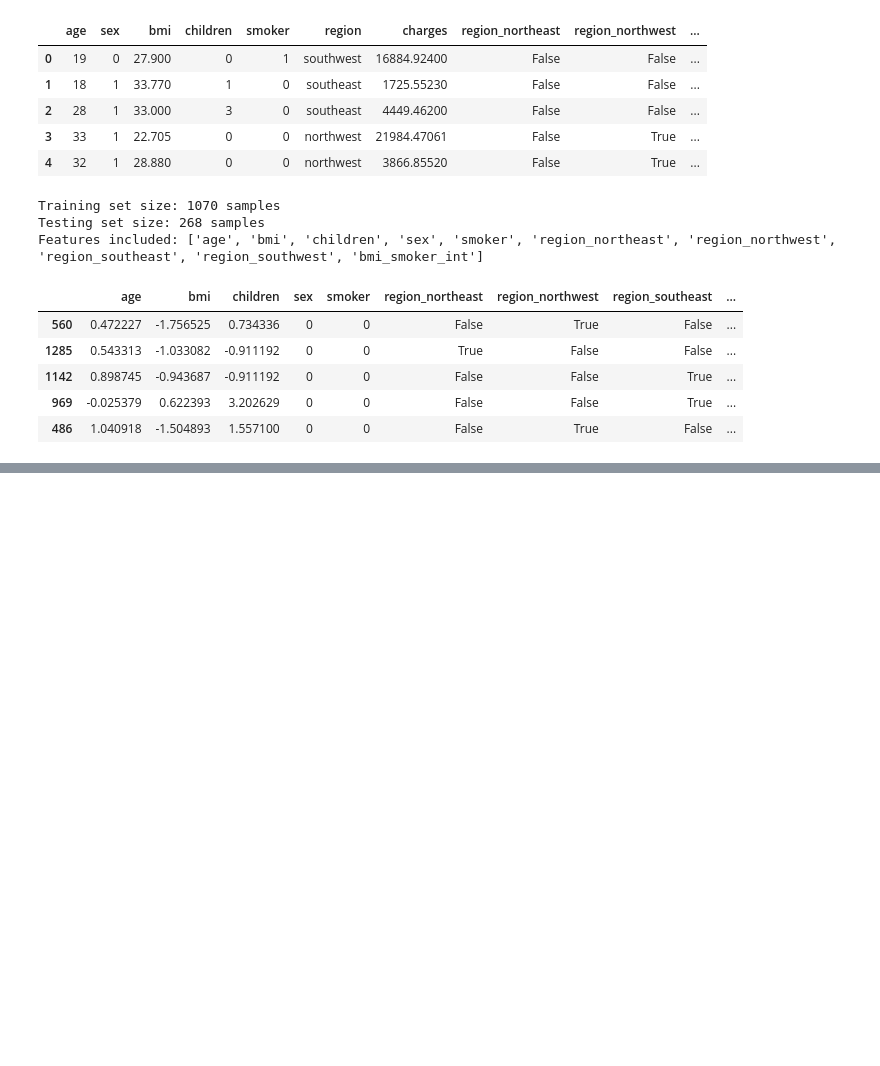
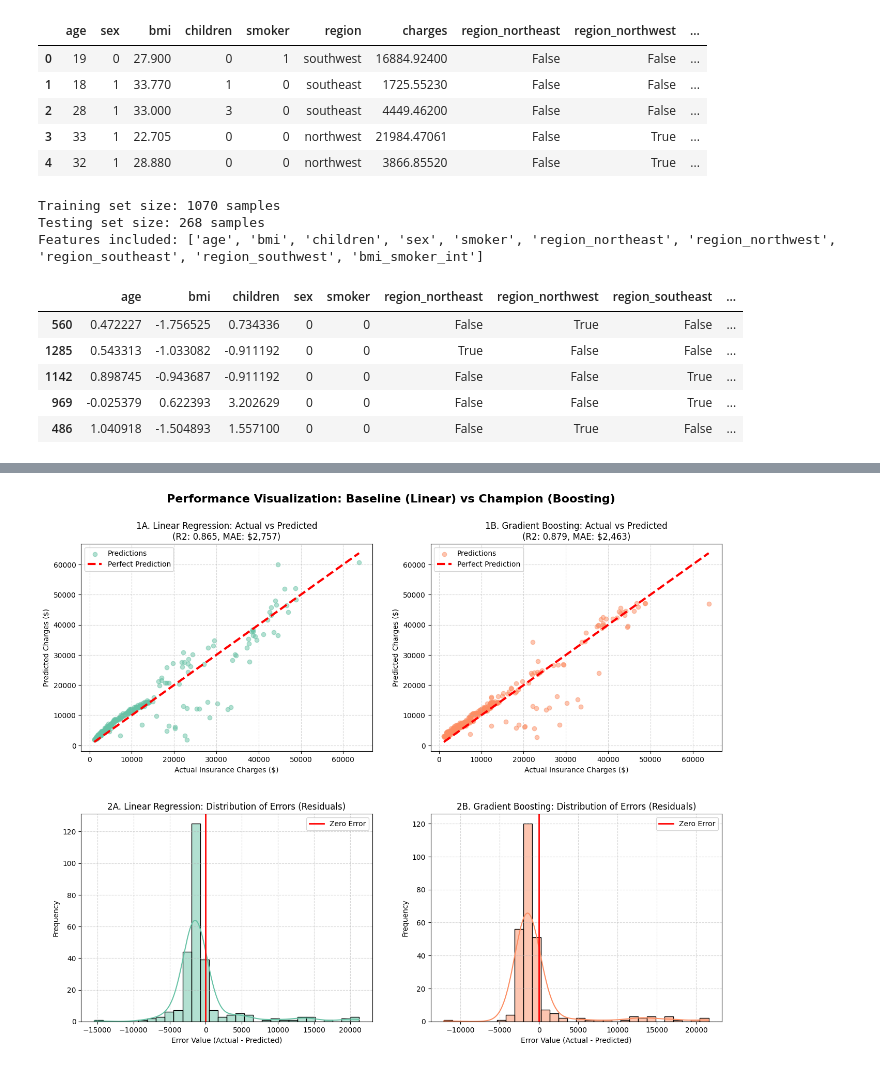
Before and after one commit to Hassaan-16/Health-Insurance-Cost-Prediction, a Jupyter notebook: Health_Insurance_Cost_Pred.ipynb, the cells around one changed output, grey strips where cells are left out. Saved outputs shown, nothing was run; the diff lists cells and outputs as text; code cells hidden in the pictures; blank space fills up the shorter version.

Commit message:
Model Creation
- Training
- Tuning
- Comparison

```diff
--- a/Health_Insurance_Cost_Pred.ipynb
+++ b/Health_Insurance_Cost_Pred.ipynb
@@ -205,0 +223,16 @@ Features included: ['age', 'bmi', 'children', 'sex', 'smoker', 'region_northeast
+# %%
+# --- 1. BASELINE MODEL: Linear Regression ---
+
+lr_model = LinearRegression()
+lr_model.fit(X_train, y_train)
+lr_preds = lr_model.predict(X_test)
+# %%
+# --- 2. Gradient Boosting with Tuning ---
+
+param_grid = { 'n_estimators': [100, 200], 'learning_rate': [0.05, 0.1], 'max_depth': [3, 4] }
+
+grid_search = GridSearchCV(GradientBoostingRegressor(random_state=42), param_grid, cv=5, scoring='r2')
+grid_search.fit(X_train, y_train)
+best_gb_model = grid_search.best_estimator_
+
+print(best_gb_model)
@@ -205,0 +248,75 @@ Features included: ['age', 'bmi', 'children', 'sex', 'smoker', 'region_northeast
+# %%
+from sklearn.metrics import r2_score, mean_absolute_error
+import numpy as np
+
+# --- 1. REFRESH PREDICTIONS (Ensuring everything is up-to-date) ---
+lr_preds = lr_model.predict(X_test)
+gb_preds = best_gb_model.predict(X_test)
+
+# Calculate standard metrics for titles
+r2_lr = r2_score(y_test, lr_preds)
+r2_gb = r2_score(y_test, gb_preds)
+mae_lr = mean_absolute_error(y_test, lr_preds)
+mae_gb = mean_absolute_error(y_test, gb_preds)
+
+# Calculate Residuals (Errors)
+res_lr = y_test - lr_preds
+res_gb = y_test - gb_preds
+
+# Create a figure with a 2x2 grid for comparison
+fig, axes = plt.subplots(2, 2, figsize=(16, 12))
+plt.subplots_adjust(hspace=0.3, wspace=0.2)
+
+# --- Row 1: Actual vs. Predicted (Scatter) ---
+
+# Graph A: Linear Regression (Baseline)
+# Use y_test for both axes to define the 45-degree line limits
+line_lims = [y_test.min(), y_test.max()]
+axes[0, 0].scatter(y_test, lr_preds, color='#66c2a5', alpha=0.5, label='Predictions')
+axes[0, 0].plot(line_lims, line_lims, 'r--', lw=3, label='Perfect Prediction')
+axes[0, 0].set_title(f'1A. Linear Regression: Actual vs Predicted\n(R2: {r2_lr:.3f}, MAE: ${mae_lr:,.0f})', fontsize=12)
+axes[0, 0].set_xlabel('Actual Insurance Charges ($)')
+axes[0, 0].set_ylabel('Predicted Charges ($)')
+axes[0, 0].legend()
+axes[0, 0].grid(True, linestyle='--', alpha=0.5)
+
+# Graph B: Gradient Boosting (Champion)
+axes[0, 1].scatter(y_test, gb_preds, color='#fc8d62', alpha=0.5, label='Predictions')
+axes[0, 1].plot(line_lims, line_lims, 'r--', lw=3, label='Perfect Prediction')
+axes[0, 1].set_title(f'1B. Gradient Boosting: Actual vs Predicted\n(R2: {r2_gb:.3f}, MAE: ${mae_gb:,.0f})', fontsize=12)
+axes[0, 1].set_xlabel('Actual Insurance Charges ($)')
+axes[0, 1].set_ylabel('Predicted Charges ($)')
+axes[0, 1].legend()
+axes[0, 1].grid(True, linestyle='--', alpha=0.5)
+
+# --- Row 2: Residual Distribution (Histograms/KDE) ---
+
+# Graph C: Linear Regression Residuals
+sns.histplot(res_lr, kde=True, color='#66c2a5', ax=axes[1, 0], bins=30)
+axes[1, 0].axvline(0, color='red', linestyle='-', lw=2, label='Zero Error')
+axes[1, 0].set_title('2A. Linear Regression: Distribution of Errors (Residuals)', fontsize=12)
+axes[1, 0].set_xlabel('Error Value (Actual - Predicted)')
+axes[1, 0].set_ylabel('Frequency')
+axes[1, 0].legend()
+axes[1, 0].grid(True, linestyle='--', alpha=0.5)
+
+# Graph D: Gradient Boosting Residuals
+sns.histplot(res_gb, kde=True, color='#fc8d62', ax=axes[1, 1], bins=30)
+axes[1, 1].axvline(0, color='red', linestyle='-', lw=2, label='Zero Error')
+axes[1, 1].set_title('2B. Gradient Boosting: Distribution of Errors (Residuals)', fontsize=12)
+axes[1, 1].set_xlabel('Error Value (Actual - Predicted)')
+axes[1, 1].set_ylabel('Frequency')
+axes[1, 1].legend()
+axes[1, 1].grid(True, linestyle='--', alpha=0.5)
+
+# Set common supertitle
+plt.suptitle('Performance Visualization: Baseline (Linear) vs Champion (Boosting)', fontsize=16, y=0.96, fontweight='bold')
+plt.show()
+
+# --- Quick Analysis Summary ---
+print(f"--- Visualisation Analysis ---")
+print(f"Linear Regression R2: {r2_lr:.4f}, MAE: ${mae_lr:.2f}")
+print(f"Gradient Boosting R2: {r2_gb:.4f}, MAE: ${mae_gb:.2f}")
+print(f"Result: Gradient Boosting is superior. The plots show blue dots clustering much tighter to the red dashed line.")
+# %% [output]
+[figure, added]
```
Also changed, not shown: parts of 12 cells of this notebook.
